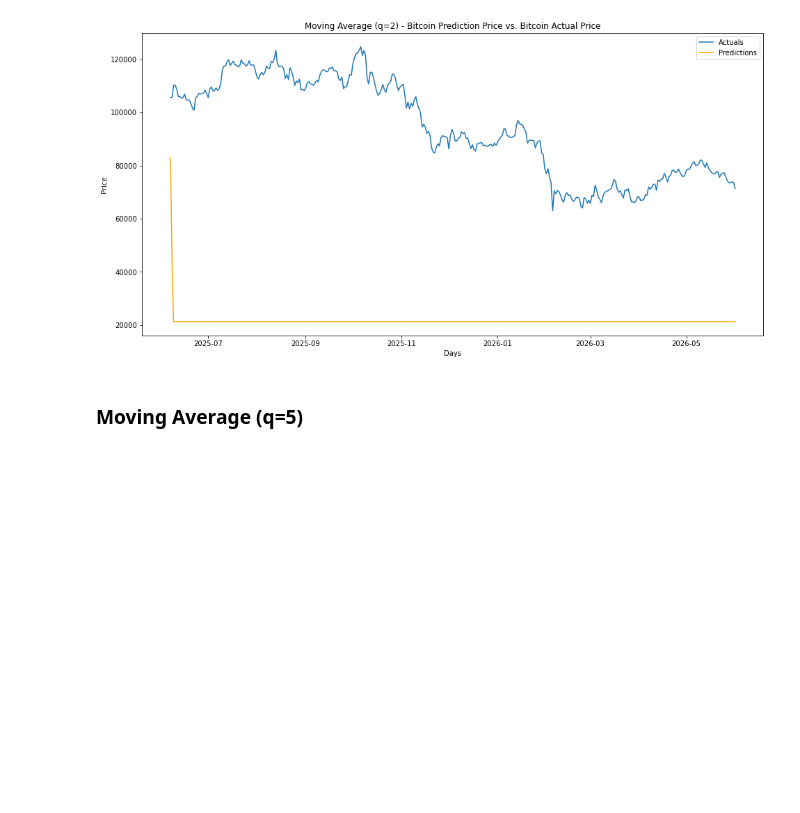
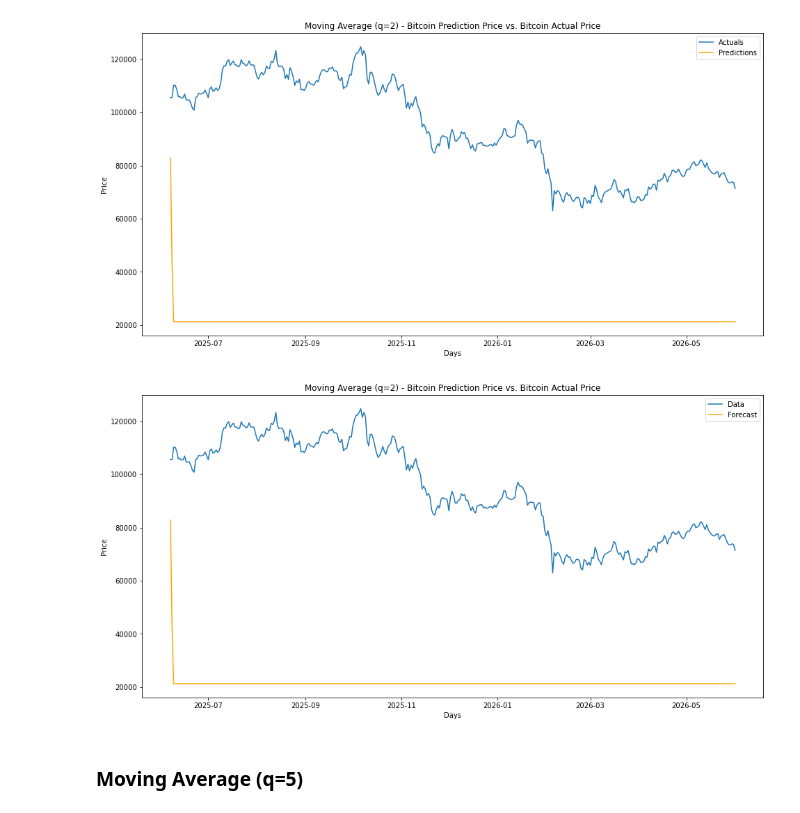
Before and after one commit to keithotuomagie/bitcoin_ts, a Jupyter notebook: notebook.ipynb, the cells around one changed output. Drawn from its saved outputs; the diff is of its cells as text; code cells hidden in the pictures; blank space fills up the shorter version.

Commit message:
Modeling | Moving Average (d=2)

```diff
--- a/notebook.ipynb
+++ b/notebook.ipynb
@@ -694,6 +694,38 @@ plt.legend()
 plt.show()
 # %% [output]
 [figure]
+# %%
+# Creating a function to plot the predictions against the actual results
+
+def plot_model(Actual_Data, Prediction_Results, Title):
+
+    plt.figure(figsize=(16,8)) # Width, Height in Inches
+
+    # Plot of the Actual Data
+    plt.plot(Actual_Data, label='Data')
+
+    # Plot of the Prediction Data
+    plt.plot(Prediction_Results, color='orange', label='Forecast')
+
+    # Title of the Plot
+    plt.title(Title)
+
+    # Label on the x-axis
+    plt.xlabel("Days")
+
+    # Label on the y-axis
+    plt.ylabel("Price")
+
+    # Legend
+    plt.legend()
+
+    return plt.show()
+# %%
+# Plotting the predictions against the actual results for the Bitcoin Moving Average (d=2) Model
+
+plot_model(bitcoin_df_ma_2_test, prediction_result_arima_ma_2, Title='Moving Average (q=2) - Bitcoin Prediction Price vs. Bitcoin Actual Price')
+# %% [output]
+[figure, added]
 # %% [markdown]
 ### Moving Average (q=5) ###
 # %%
```
Also changed, not shown: parts of 5 cells of this notebook.
